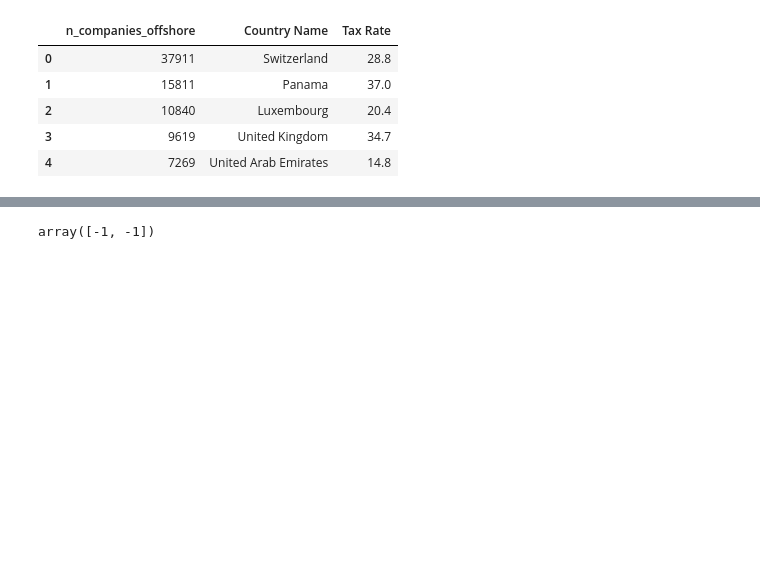
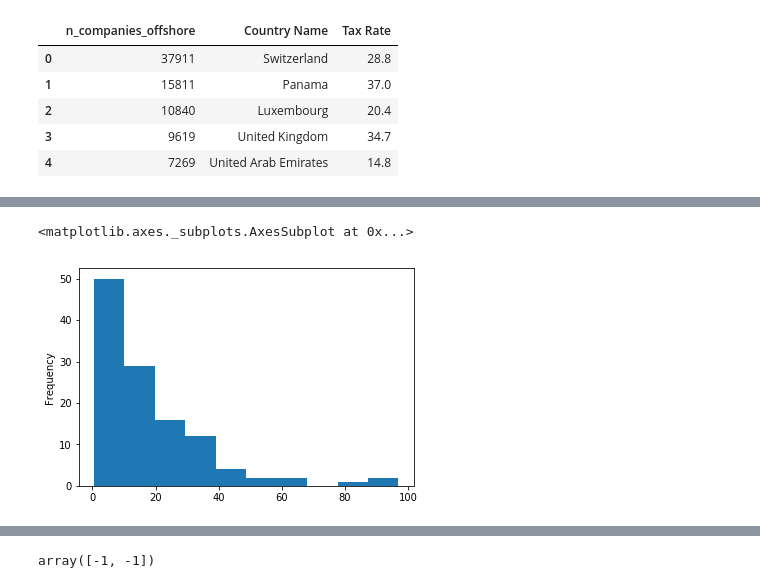
Before and after one commit to eddieshengyuwang/project_ada_akbar, a Jupyter notebook: Gianluca.ipynb, the cells around one changed output, grey strips where cells are left out. Saved outputs shown, nothing was run; the diff lists cells and outputs as text; code cells hidden in the pictures; blank space fills up the shorter version.

```diff
--- a/Gianluca.ipynb
+++ b/Gianluca.ipynb
@@ -161,0 +250,2 @@ ax.set_yscale('log')
+# %%
+df_ease_business=pd.read_csv(path+'API_IC.REG.DURS_DS2_en_csv_v2_10225592.csv', skiprows=[0,1,2,3])
@@ -161,0 +262,2 @@ ax.set_yscale('log')
+# %%
+df_countries_ease_business=pd.DataFrame({'Country Name':df_ease_business['Country Name'][df_ease_business['2015'].notnull()],'days_open_business':df_ease_business['2015'][df_ease_business['2013'].notnull()]})
@@ -161,0 +273,7 @@ ax.set_yscale('log')
+# %%
+country_count_ease_business=country_count.merge(df_countries_ease_business, how='inner',left_on='Country Name', right_on='Country Name')
+# %%
+country_count_ease_business['days_open_business'].plot(kind='hist')
+# %% [output]
+<matplotlib.axes._subplots.AxesSubplot at 0x...>
+[figure, added]
```
Also changed, not shown: parts of 29 cells of this notebook.
